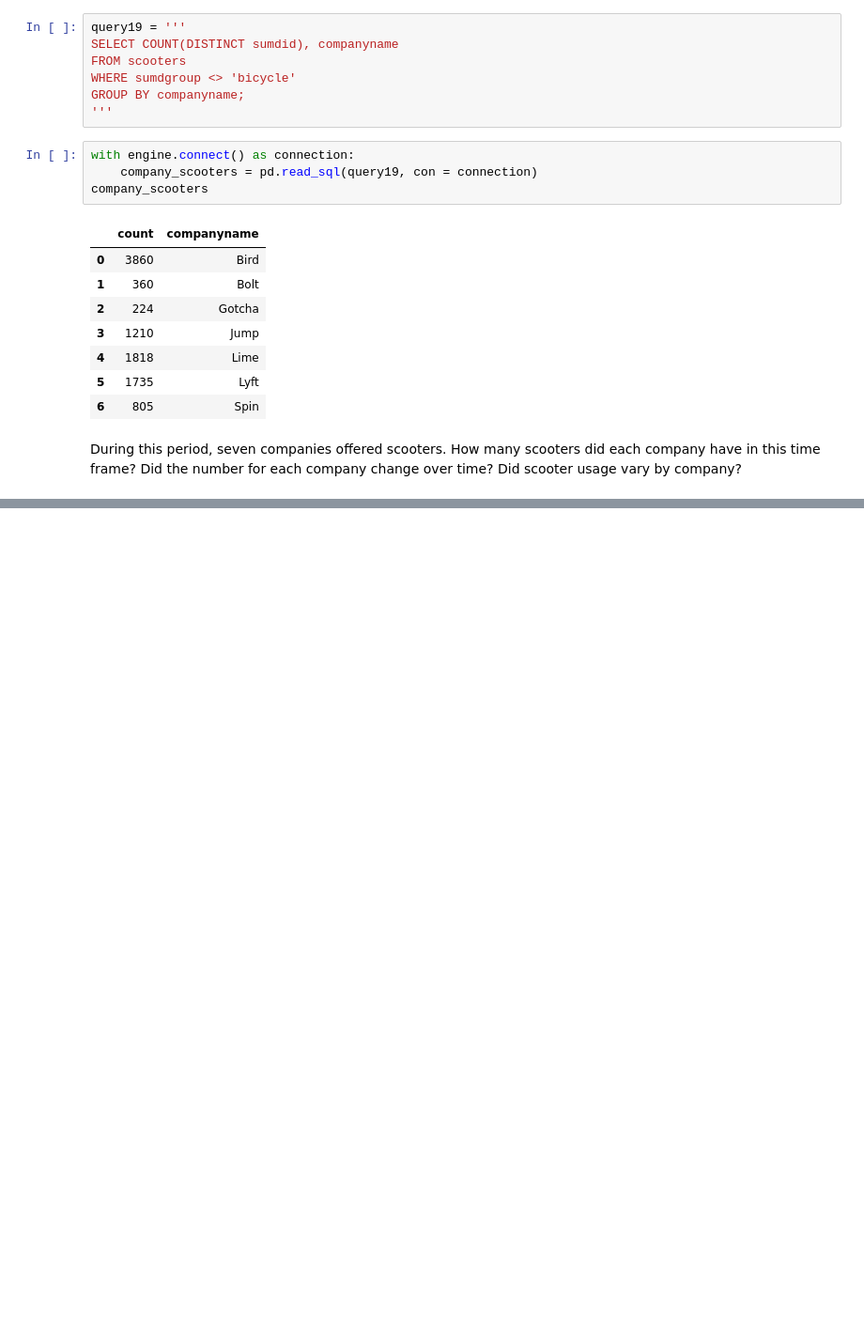
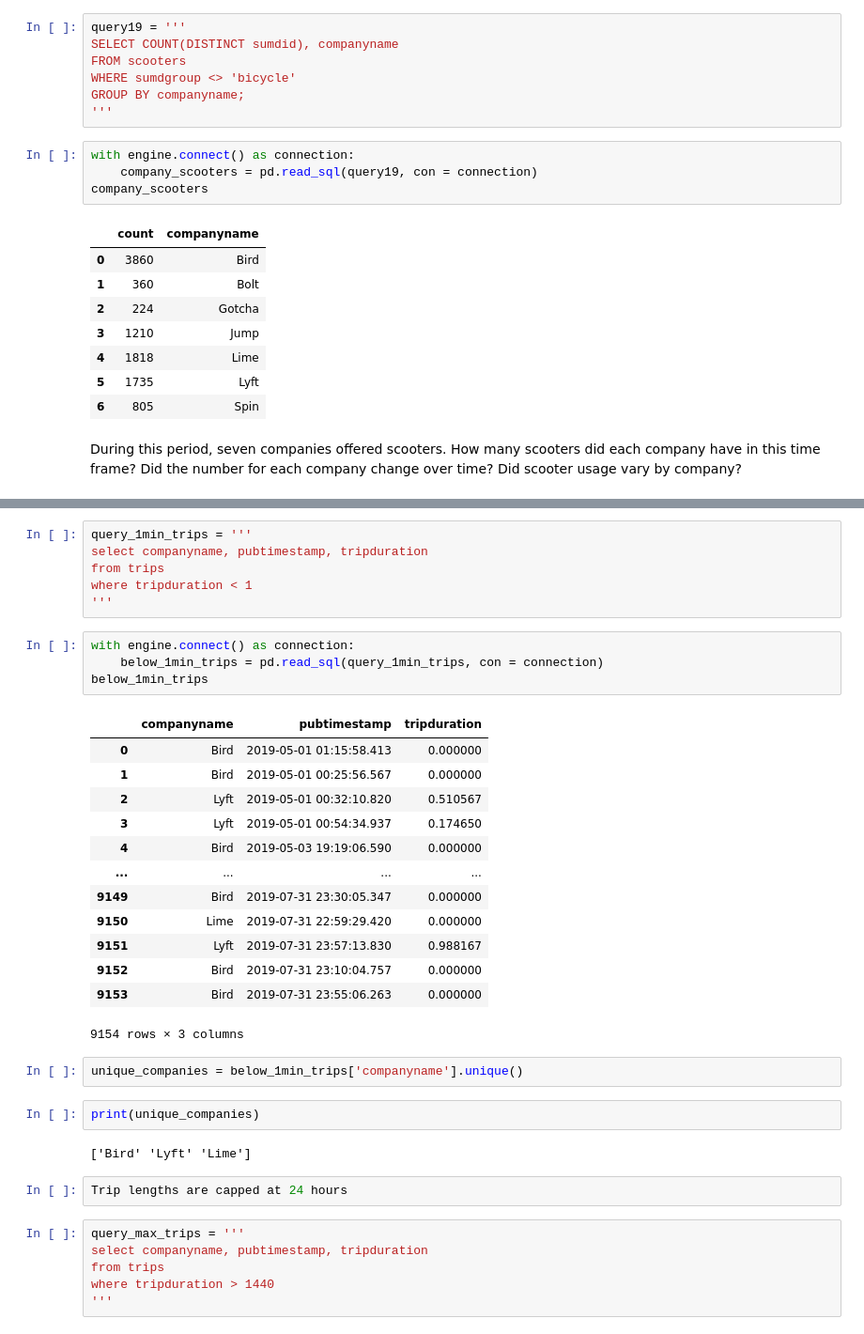
Before and after one commit to NSS-Data-Analytics-Cohort-10/scooters-group-6, a Jupyter notebook: notebooks/sqlalchemy.ipynb, the cells around one changed output, grey strips where cells are left out. Shown at 94% size. Drawn from its saved outputs; the diff is of its cells as text; blank space fills up the shorter version.

```diff
--- a/notebooks/sqlalchemy.ipynb
+++ b/notebooks/sqlalchemy.ipynb
@@ -386,0 +472,38 @@ During this period, seven companies offered scooters. How many scooters did each
+# %%
+query_1min_trips = '''
+select companyname, pubtimestamp, tripduration
+from trips
+where tripduration < 1
+'''
+# %%
+with engine.connect() as connection:
+    below_1min_trips = pd.read_sql(query_1min_trips, con = connection)
+below_1min_trips
+# %% [output]
+|  | companyname | pubtimestamp | tripduration |
+| 0 | Bird | 2019-05-01 01:15:58.413 | 0.000000 |
+| 1 | Bird | 2019-05-01 00:25:56.567 | 0.000000 |
+| 2 | Lyft | 2019-05-01 00:32:10.820 | 0.510567 |
+| 3 | Lyft | 2019-05-01 00:54:34.937 | 0.174650 |
+| 4 | Bird | 2019-05-03 19:19:06.590 | 0.000000 |
+| ... | ... | ... | ... |
+| 9149 | Bird | 2019-07-31 23:30:05.347 | 0.000000 |
+| 9150 | Lime | 2019-07-31 22:59:29.420 | 0.000000 |
+| 9151 | Lyft | 2019-07-31 23:57:13.830 | 0.988167 |
+| 9152 | Bird | 2019-07-31 23:10:04.757 | 0.000000 |
+| 9153 | Bird | 2019-07-31 23:55:06.263 | 0.000000 |
+9154 rows × 3 columns
+# %%
+unique_companies = below_1min_trips['companyname'].unique()
+# %%
+print(unique_companies)
+# %% [output]
+['Bird' 'Lyft' 'Lime']
+# %%
+Trip lengths are capped at 24 hours
+# %%
+query_max_trips = '''
+select companyname, pubtimestamp, tripduration
+from trips
+where tripduration > 1440
+'''
```
Also changed, not shown: parts of 17 cells of this notebook.
